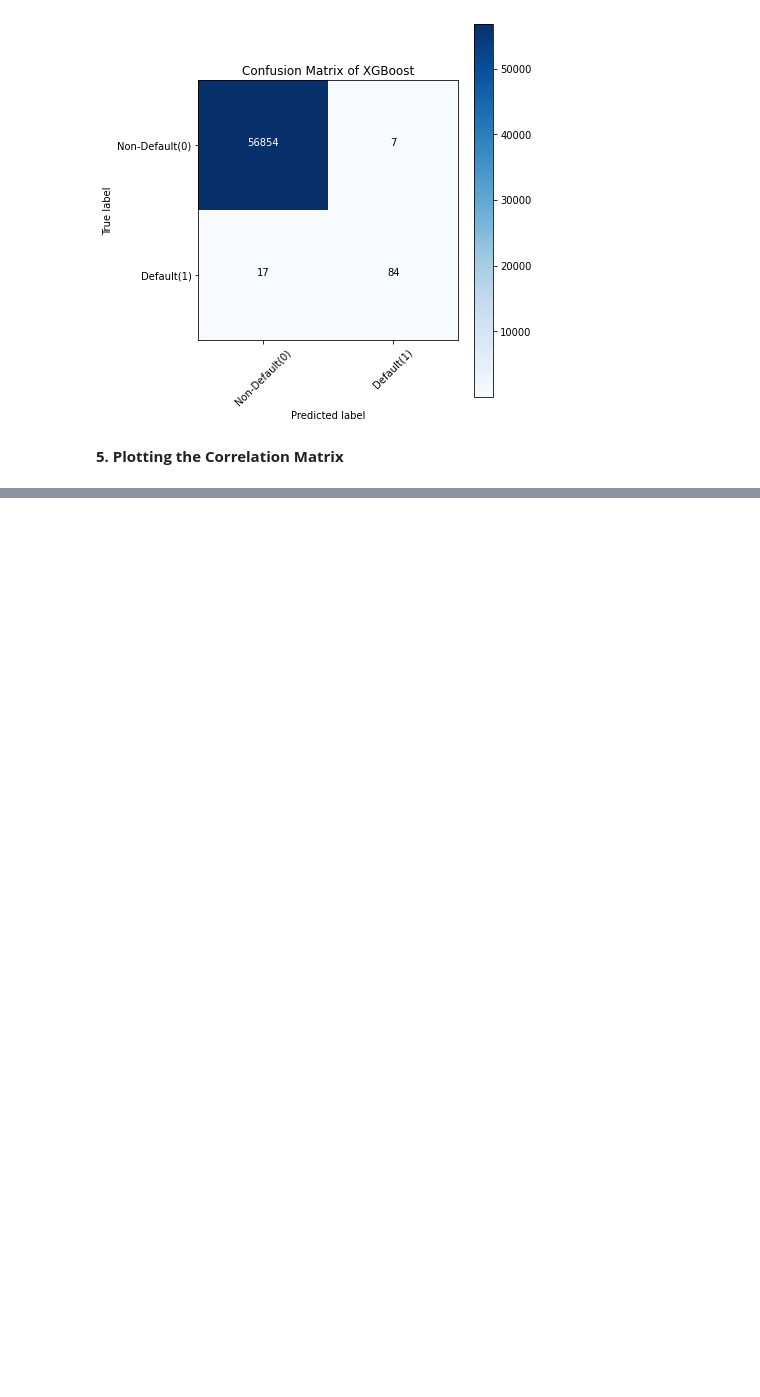
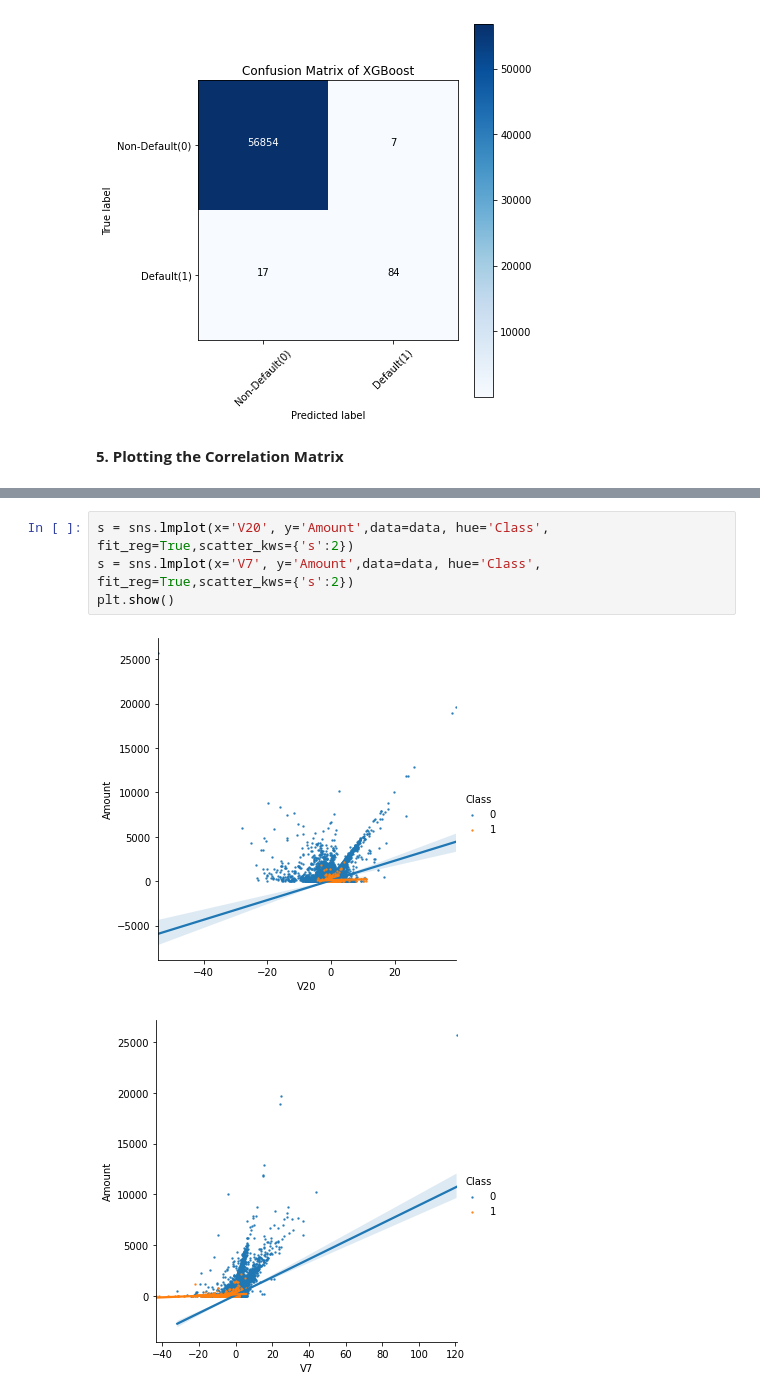
Before and after one commit to Touhed/CCFD, a Jupyter notebook: Credit_Card_Fraud_Detection.ipynb, the cells around one changed output, grey strips where cells are left out. Saved outputs shown, nothing was run; the diff lists cells and outputs as text; blank space fills up the shorter version.

```diff
--- a/Credit_Card_Fraud_Detection.ipynb
+++ b/Credit_Card_Fraud_Detection.ipynb
@@ -433,0 +479,7 @@ plt.show()
+# %%
+s = sns.lmplot(x='V20', y='Amount',data=data, hue='Class', fit_reg=True,scatter_kws={'s':2})
+s = sns.lmplot(x='V7', y='Amount',data=data, hue='Class', fit_reg=True,scatter_kws={'s':2})
+plt.show()
+# %% [output]
+[figure, added]
+[figure, added]
```
Also changed, not shown: parts of 10 cells of this notebook.
